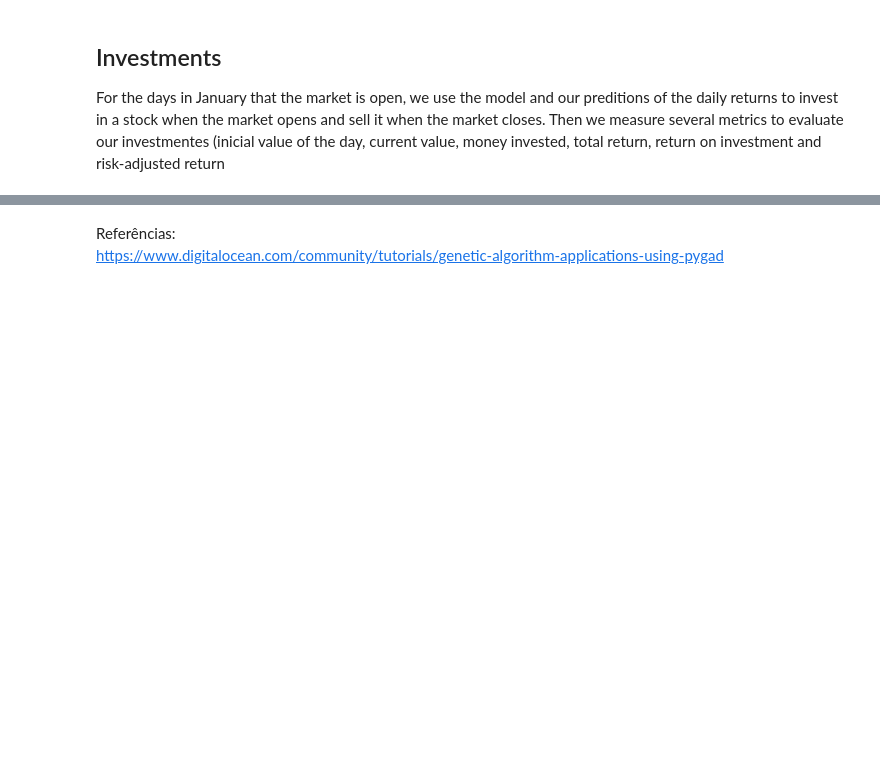
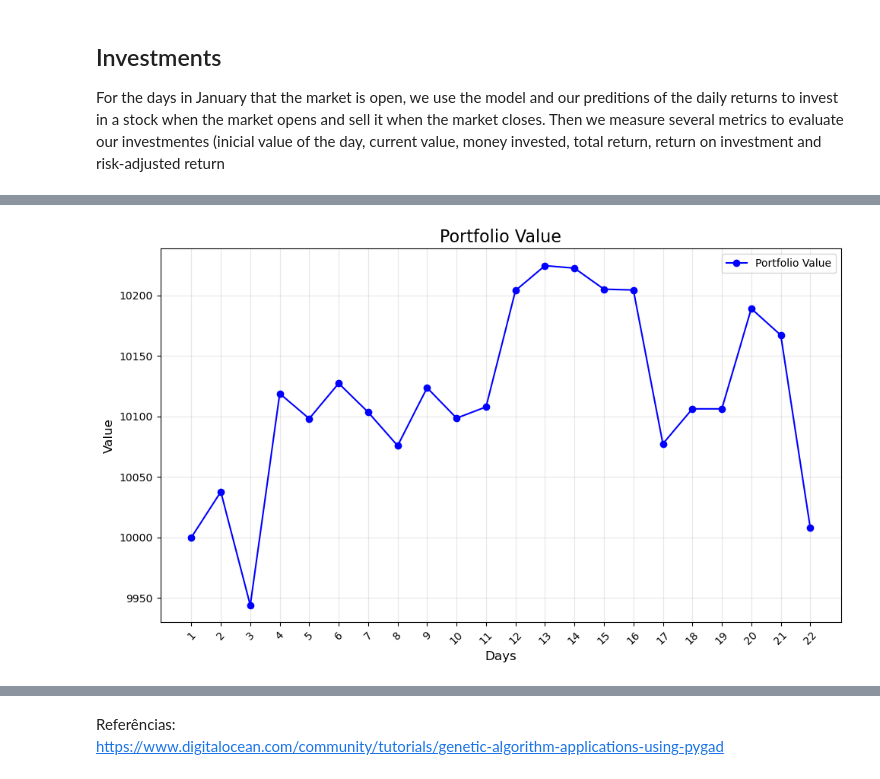
Before and after one commit to EstevesX10/SP500-Stock-Forecasting-and-Optimization, a Jupyter notebook: SP500 Stock Forecasting and Optimization/modelo_genetico.ipynb, the cells around one changed output, grey strips where cells are left out. Cells and saved outputs as stored; diff of their text form; code cells hidden in the pictures; blank space fills up the shorter version.

```diff
--- a/SP500 Stock Forecasting and Optimization/modelo_genetico.ipynb
+++ b/SP500 Stock Forecasting and Optimization/modelo_genetico.ipynb
@@ -108,5 +80,8 @@ volatility.head()
 The inicial value that we have to invest is 10000$, the number of companies in which we are going to invest is 3 and the daily risk-free rate for the stock market in January 2024 is aproximatelly 0.00959
 # %%
 current_value = 10000
-n_comp = 3
+n_comp = 55
 risk_free_rate = 0.00959
+values = [current_value]
+returns = []
+risk_returns = []
@@ -310,0 +311,15 @@ No artists with labels found to put in legend.  Note that artists whose label st
+# %%
+dias = np.arange(1, 23)
+plt.figure(figsize=(10, 6))
+plt.plot(dias, values, marker='o', linestyle='-', color='b', label='Portfolio Value')
+plt.title('Portfolio Value', fontsize=16)
+plt.xlabel('Days', fontsize=12)
+plt.ylabel('Value', fontsize=12)
+plt.xticks(ticks=dias, rotation=45)
+plt.grid(alpha=0.3)
+plt.legend()
+
+plt.tight_layout()
+plt.show()
+# %% [output]
+[figure, added]
```
Also changed, not shown: parts of 22 cells of this notebook.
